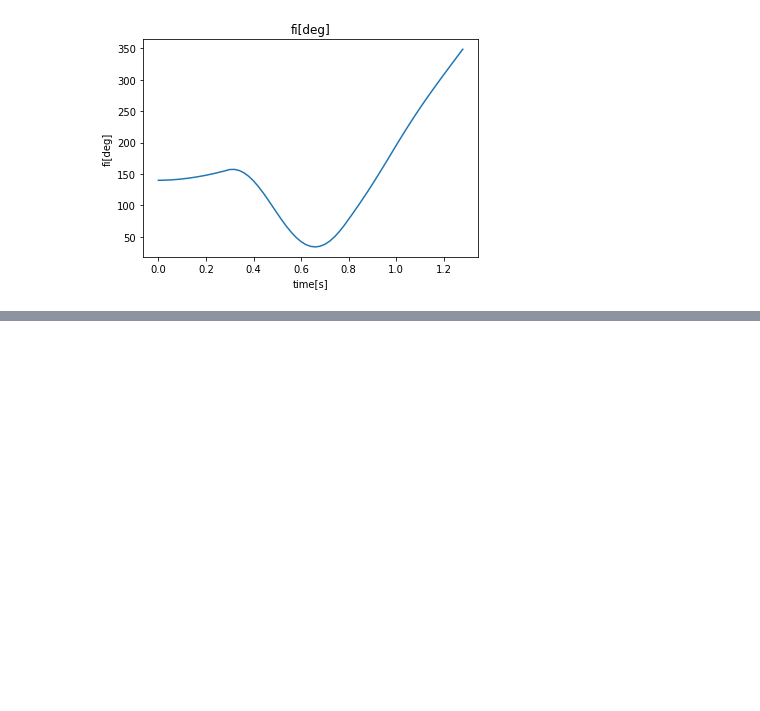
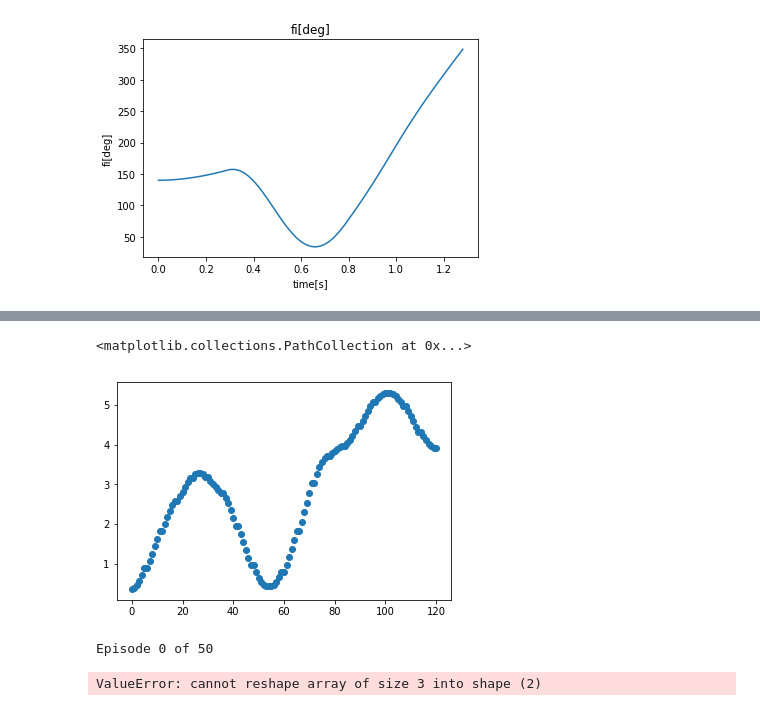
Before and after one commit to Slawomir8Mazur/Inverted-pendulum-AI-control, a Jupyter notebook: Reinforced_learning.ipynb, the cells around one changed output, grey strips where cells are left out. Drawn from its saved outputs; the diff is of its cells as text; code cells hidden in the pictures; blank space fills up the shorter version.

```diff
--- a/Reinforced_learning.ipynb
+++ b/Reinforced_learning.ipynb
@@ -248,0 +355,16 @@ d = DynamicLearning()
+# %%
+d2 = DynamicLearning2()
+temp = Record()
+temp.position_set(20)
+d2.control(temp, num_episodes=20)
+temp2 = pd.concat([temp.stack_of_movement, temp.last_movement, temp.record], ignore_index=True, sort=False)
+plt.scatter(temp2.index, temp2['fi'])
+# %% [output]
+<matplotlib.collections.PathCollection at 0x...>
+[figure, added]
+# %%
+d2 = DynamicLearning2()
+d2.teach(num_episodes=50, range_of_angle=(-50, 50))
+# %% [output]
+Episode 0 of 50
+ValueError: cannot reshape array of size 3 into shape (2)
```
Also changed, not shown: parts of 8 cells of this notebook.
